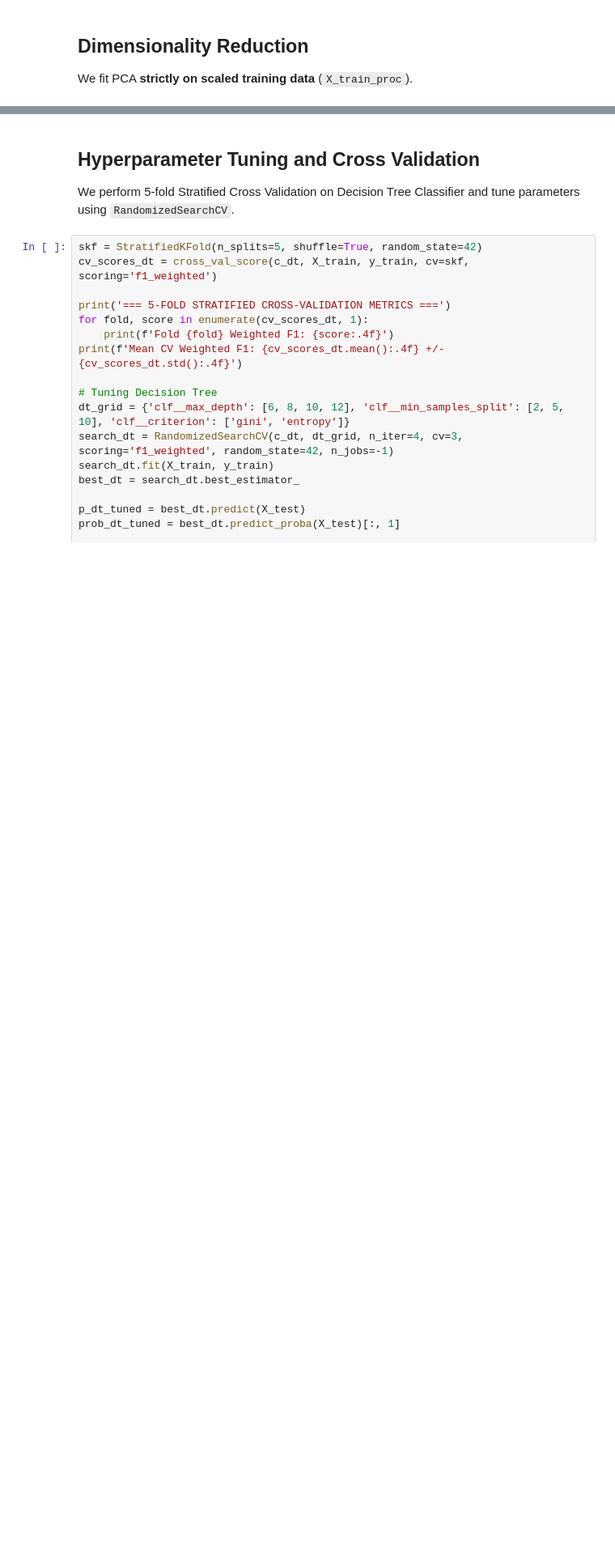
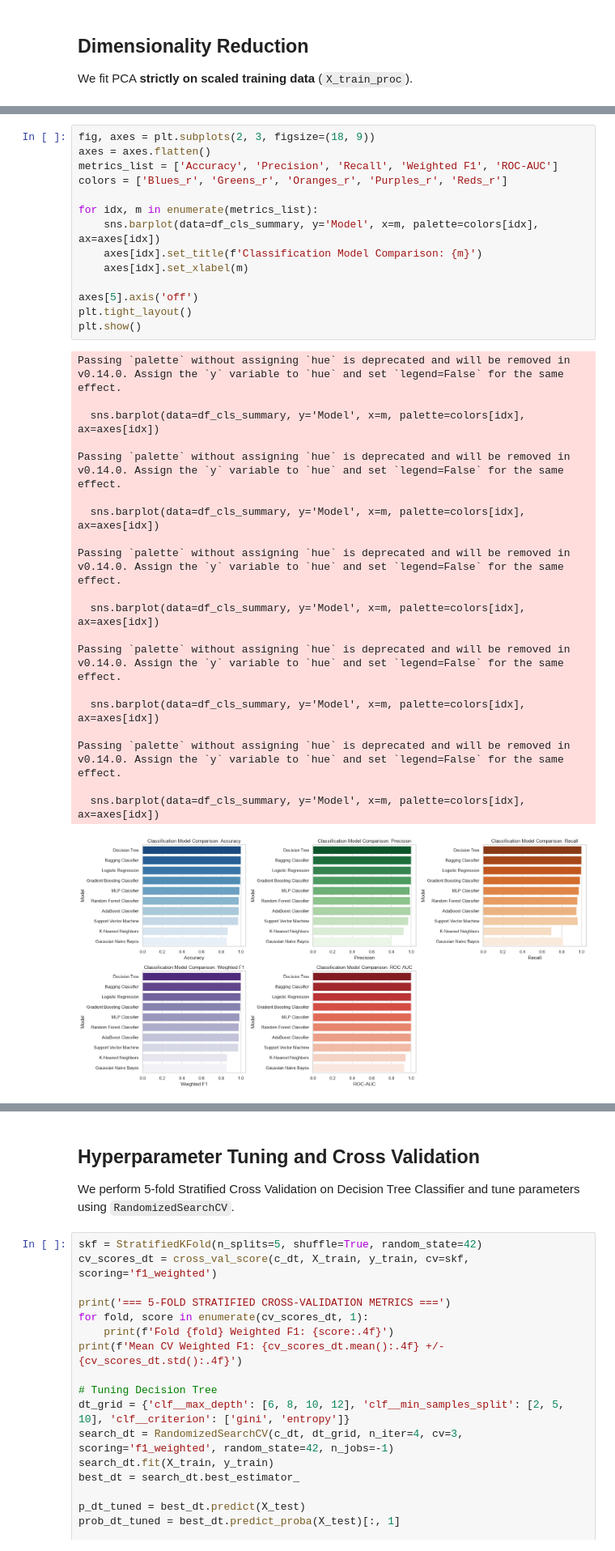
Before and after one commit to hemu1196/Healthcare-Insurance-Cost-Prediction, a Jupyter notebook: notebooks/classification.ipynb, the cells around one changed output, grey strips where cells are left out. Shown at 81% size. Saved outputs shown, nothing was run; the diff lists cells and outputs as text; blank space fills up the shorter version.

```diff
--- a/notebooks/classification.ipynb
+++ b/notebooks/classification.ipynb
@@ -805,3 +474,38 @@ Observation: All 5 classification algorithms were evaluated. Decision Tree and L
+# %%
+fig, axes = plt.subplots(2, 3, figsize=(18, 9))
+axes = axes.flatten()
+metrics_list = ['Accuracy', 'Precision', 'Recall', 'Weighted F1', 'ROC-AUC']
+colors = ['Blues_r', 'Greens_r', 'Oranges_r', 'Purples_r', 'Reds_r']
+
+for idx, m in enumerate(metrics_list):
+    sns.barplot(data=df_cls_summary, y='Model', x=m, palette=colors[idx], ax=axes[idx])
+    axes[idx].set_title(f'Classification Model Comparison: {m}')
+    axes[idx].set_xlabel(m)
+
+axes[5].axis('off')
+plt.tight_layout()
+plt.show()
+# %% [output]
+Passing `palette` without assigning `hue` is deprecated and will be removed in v0.14.0. Assign the `y` variable to `hue` and set `legend=False` for the same effect.
+
+  sns.barplot(data=df_cls_summary, y='Model', x=m, palette=colors[idx], ax=axes[idx])
+
+Passing `palette` without assigning `hue` is deprecated and will be removed in v0.14.0. Assign the `y` variable to `hue` and set `legend=False` for the same effect.
+
+  sns.barplot(data=df_cls_summary, y='Model', x=m, palette=colors[idx], ax=axes[idx])
+
+Passing `palette` without assigning `hue` is deprecated and will be removed in v0.14.0. Assign the `y` variable to `hue` and set `legend=False` for the same effect.
+
+  sns.barplot(data=df_cls_summary, y='Model', x=m, palette=colors[idx], ax=axes[idx])
+
+Passing `palette` without assigning `hue` is deprecated and will be removed in v0.14.0. Assign the `y` variable to `hue` and set `legend=False` for the same effect.
+
+  sns.barplot(data=df_cls_summary, y='Model', x=m, palette=colors[idx], ax=axes[idx])
+
+Passing `palette` without assigning `hue` is deprecated and will be removed in v0.14.0. Assign the `y` variable to `hue` and set `legend=False` for the same effect.
+
+  sns.barplot(data=df_cls_summary, y='Model', x=m, palette=colors[idx], ax=axes[idx])
+[figure, added]
 # %% [markdown]
 ## Confusion Matrices and ROC Curve
 
```
Also changed, not shown: parts of 49 cells of this notebook, 16 other files.
